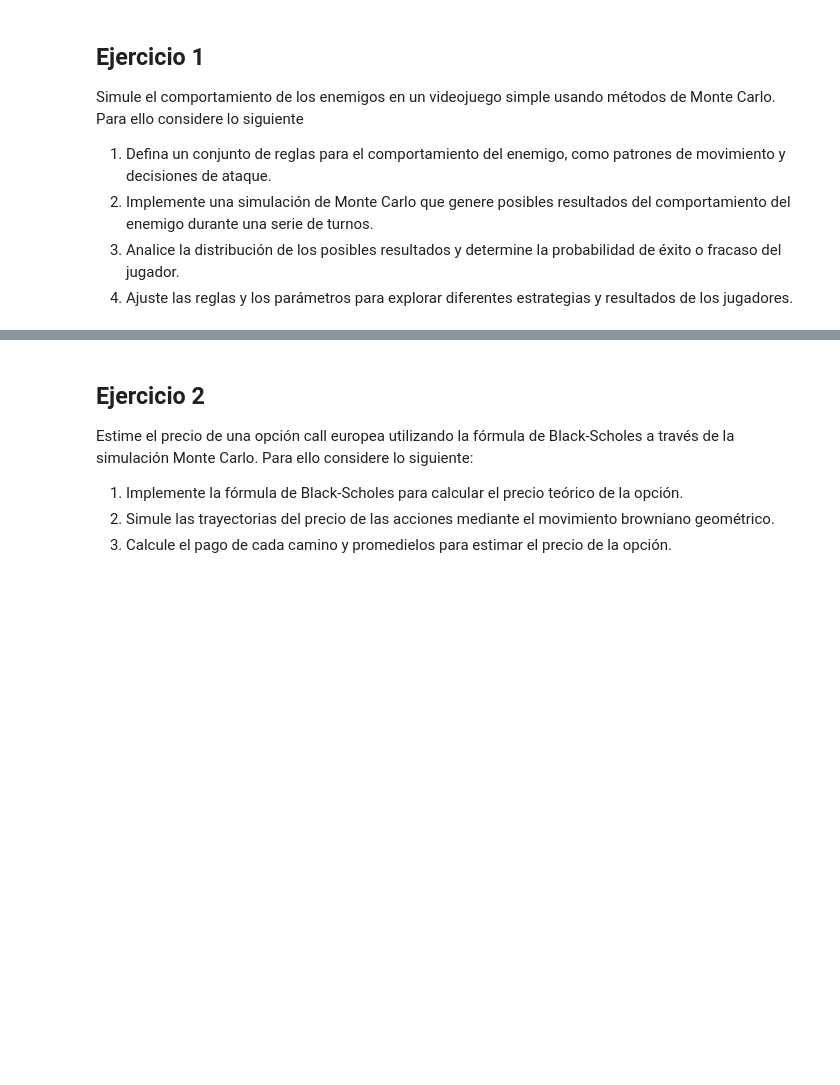
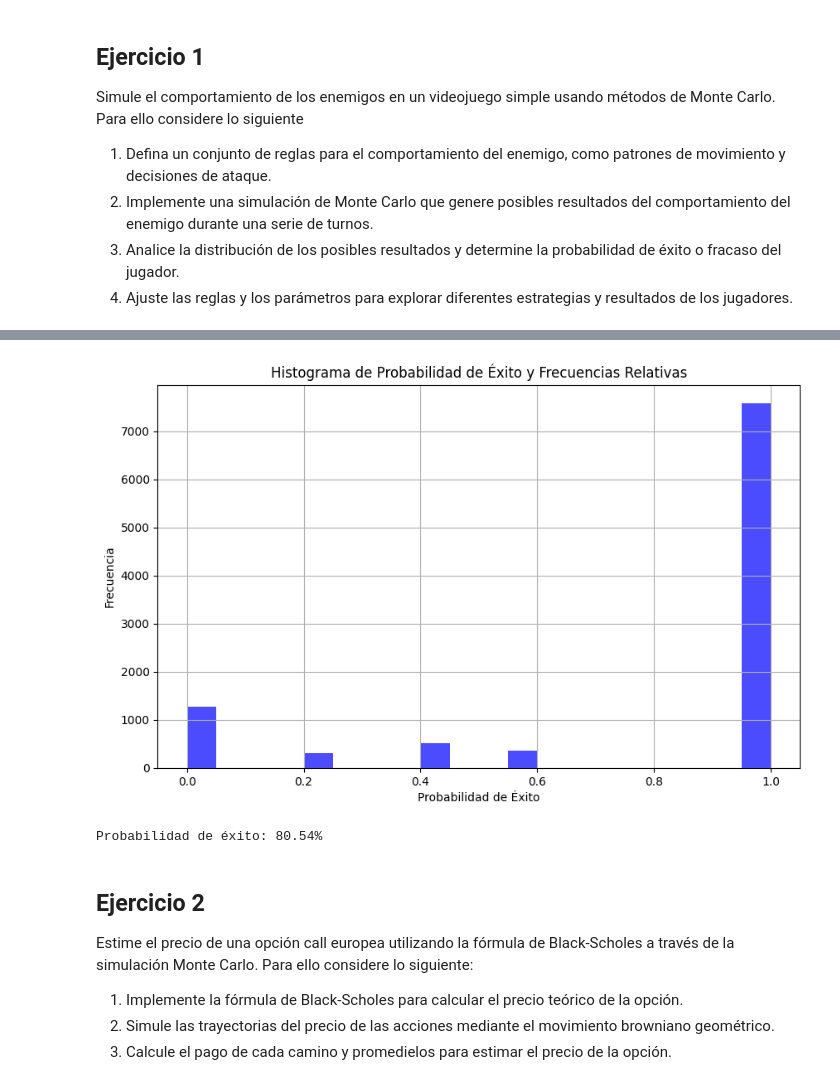
Before and after one commit to JuanDiegoAvila/Lab4_ModSim, a Jupyter notebook: lab4.ipynb, the cells around one changed output, grey strips where cells are left out. Cells and saved outputs as stored; diff of their text form; code cells hidden in the pictures; blank space fills up the shorter version.

```diff
--- a/lab4.ipynb
+++ b/lab4.ipynb
@@ -65,3 +14,61 @@ Probabilidad de éxito: -0.83
+# %%
+import random
+import matplotlib.pyplot as plt
+
+def movimiento_enemigo():
+    possible_moves = ['arriba', 'abajo', 'izquierda', 'derecha']
+    return random.choice(possible_moves)
+
+def monte_carlo_simulation(turns, simulations):
+    size = 2
+    probabilidades = []
+
+    for _ in range(simulations):
+        success_count = 0
+        player_position = (0, 0)
+        enemy_position = (size-1, size-1)
+
+        for _ in range(turns):
+            movimiento = movimiento_enemigo()
+            if movimiento == 'arriba' and enemy_position[0] > 0:
+                enemy_position = (enemy_position[0] - 1, enemy_position[1])
+
+            elif movimiento == 'abajo' and enemy_position[0] < size:
+                enemy_position = (enemy_position[0] + 1, enemy_position[1])
+
+            elif movimiento == 'izquierda' and enemy_position[1] > 0:
+                enemy_position = (enemy_position[0], enemy_position[1] - 1)
+
+            elif movimiento == 'derecha' and enemy_position[1] < size:
+                enemy_position = (enemy_position[0], enemy_position[1] + 1)
+
+            if enemy_position == player_position:
+                success_count -= 1
+                break
+
+            success_count += 1
+
+        probabilidades.append(success_count / turns)
+
+    return probabilidades
+
+turns = 5
+simulations = 10000
+probabilidades_de_exito = monte_carlo_simulation(turns, simulations)
+
+plt.figure(figsize=(10, 6))
+plt.hist(probabilidades_de_exito, bins=20, color='blue', alpha=0.7)
+plt.xlabel('Probabilidad de Éxito')
+plt.ylabel('Frecuencia')
+plt.title('Histograma de Probabilidad de Éxito y Frecuencias Relativas')
+plt.grid(True)
+plt.show()
+
+
+print('Probabilidad de éxito: {:.2f}%'.format(sum(probabilidades_de_exito) / simulations * 100))
+# %% [output]
+[figure, added]
+Probabilidad de éxito: 80.54%
 # %% [markdown]
 ## Ejercicio 2
 Estime el precio de una opción call europea utilizando la fórmula de Black-Scholes a través de la simulación Monte
```
Also changed, not shown: parts of 5 cells of this notebook.
